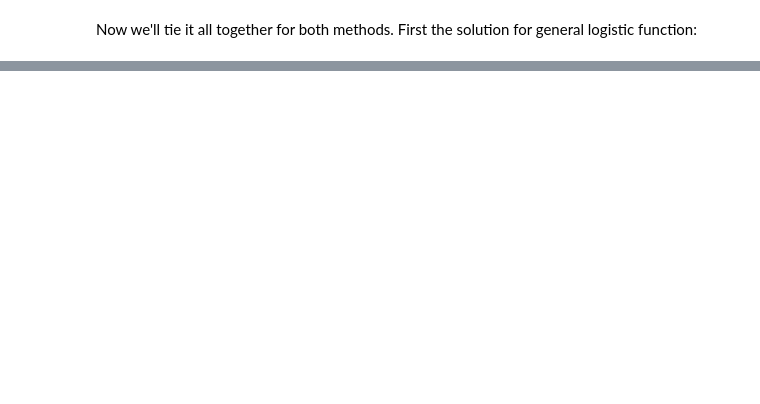
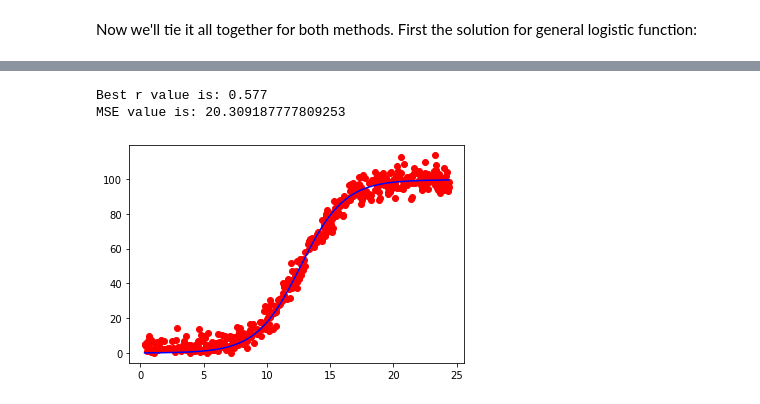
Before and after one commit to sean-meade/MLandStats-Project, a Jupyter notebook: trainedModel.ipynb, the cells around one changed output, grey strips where cells are left out. Drawn from its saved outputs; the diff is of its cells as text; code cells hidden in the pictures; blank space fills up the shorter version.

```diff
--- a/trainedModel.ipynb
+++ b/trainedModel.ipynb
@@ -294,0 +194,46 @@ for i in range(0, 4):
+# %%
+def general_logistic_function(p, S, r, plot = False):
+    # 10% of S
+    per = round(len(S)*0.10)
+    K = sum(p[-per:])/per
+    N_0 = min(p)
+
+    p_predict = log_func_1(S, r, K, N_0)
+
+    if plot == True:
+        plt.scatter(S, p, c="r")
+        plt.plot(S, p_predict, c="b")
+
+    else:
+        return p_predict, K, N_0
+
+def logistic_function(p, S, r, plot = False):
+    L = sum(p[-53:])/53
+    s_0 = (max(S)-min(S))/2
+
+    p_predict = log_func_2(S, k, L, s_0)
+
+    if plot == True:
+        plt.scatter(S, p, c="r")
+        plt.plot(S, p_predict, c="b")
+    else:
+        return p_predict, L, s_0
+# %%
+def best_r(func, S, p):
+    r_list = np.arange(0, 1, 0.001)
+    mse_list = []
+    r_list_output = []
+    for r in r_list:
+        mse_list.append(mean_squared_error(p, func(p, S, r)[0]))
+        r_list_output.append(r)
+    best_r = r_list_output[mse_list.index(min(mse_list))]
+    print("Best r value is:", best_r)
+    print("MSE value is:", min(mse_list))
+    func(p, S, best_r, plot = True)
+    return best_r
+# %%
+r1 = best_r(general_logistic_function, S, p)
+# %% [output]
+Best r value is: 0.577
+MSE value is: 20.309187777809253
+[figure, added]
```
Also changed, not shown: parts of 60 cells of this notebook, 2 other files.
